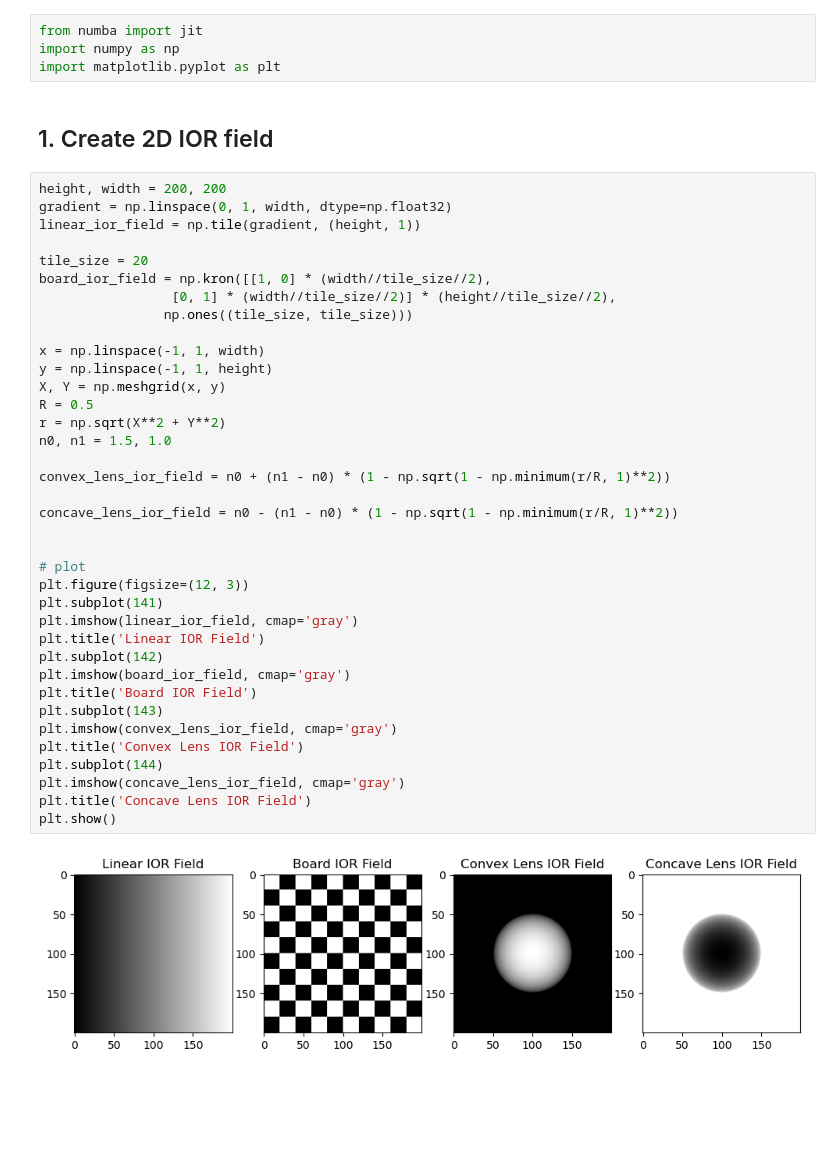
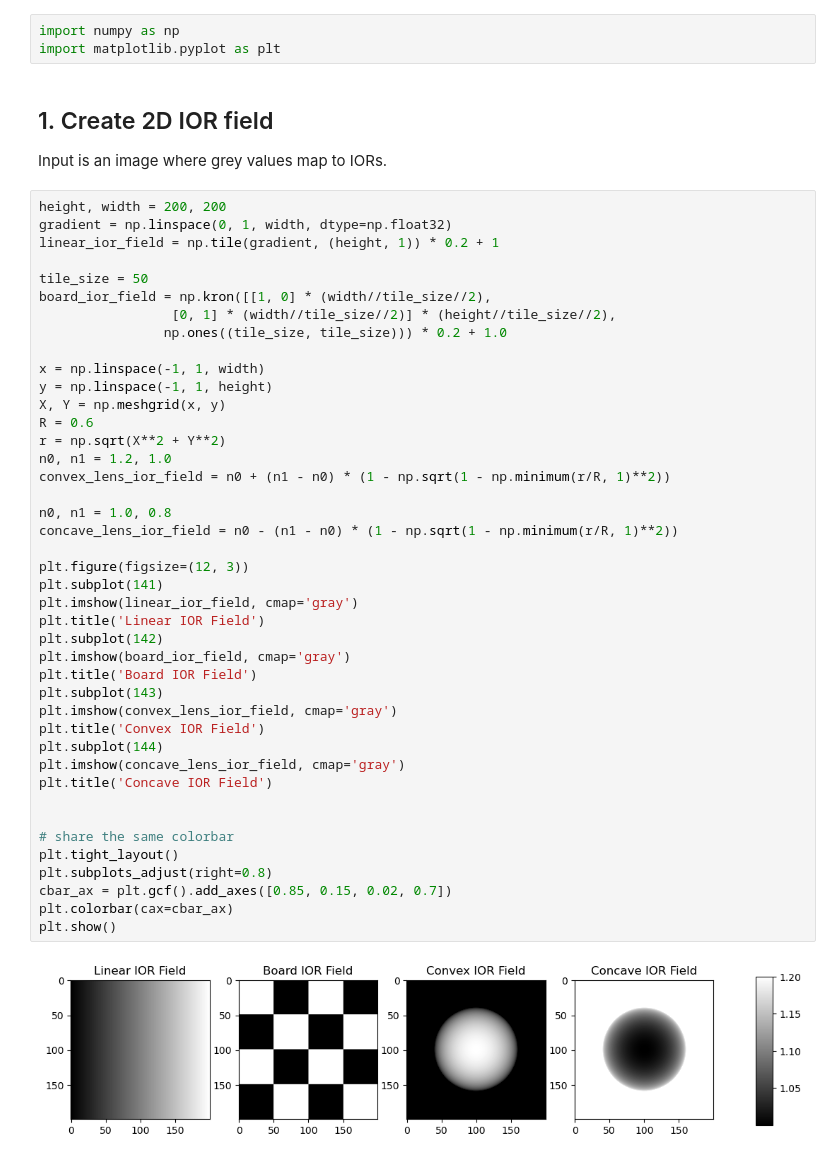
Before and after one commit to swirling-wind/demo-eikonal, a Jupyter notebook: main.ipynb, the cells around one changed output. Saved outputs shown, nothing was run; the diff lists cells and outputs as text; blank space fills up the shorter version.

```diff
--- a/main.ipynb
+++ b/main.ipynb
@@ -1,45 +1,50 @@
 # %%
-from numba import jit
 import numpy as np
 import matplotlib.pyplot as plt
 # %% [markdown]
 ## 1. Create 2D IOR field
+Input is an image where grey values map to IORs.
 # %%
 height, width = 200, 200
 gradient = np.linspace(0, 1, width, dtype=np.float32)
-linear_ior_field = np.tile(gradient, (height, 1))
+linear_ior_field = np.tile(gradient, (height, 1)) * 0.2 + 1
 
-tile_size = 20
+tile_size = 50
 board_ior_field = np.kron([[1, 0] * (width//tile_size//2),
                  [0, 1] * (width//tile_size//2)] * (height//tile_size//2),
-                np.ones((tile_size, tile_size)))
+                np.ones((tile_size, tile_size))) * 0.2 + 1.0
 
 x = np.linspace(-1, 1, width)
 y = np.linspace(-1, 1, height)
 X, Y = np.meshgrid(x, y)
-R = 0.5
+R = 0.6
 r = np.sqrt(X**2 + Y**2)
-n0, n1 = 1.5, 1.0
-
+n0, n1 = 1.2, 1.0
 convex_lens_ior_field = n0 + (n1 - n0) * (1 - np.sqrt(1 - np.minimum(r/R, 1)**2))
 
+n0, n1 = 1.0, 0.8
 concave_lens_ior_field = n0 - (n1 - n0) * (1 - np.sqrt(1 - np.minimum(r/R, 1)**2))
 
-
-# plot
 plt.figure(figsize=(12, 3))
 plt.subplot(141)
 plt.imshow(linear_ior_field, cmap='gray')
 plt.title('Linear IOR Field')
 plt.subplot(142)
 plt.imshow(board_ior_field, cmap='gray')
 plt.title('Board IOR Field')
 plt.subplot(143)
 plt.imshow(convex_lens_ior_field, cmap='gray')
-plt.title('Convex Lens IOR Field')
+plt.title('Convex IOR Field')
 plt.subplot(144)
 plt.imshow(concave_lens_ior_field, cmap='gray')
-plt.title('Concave Lens IOR Field')
+plt.title('Concave IOR Field')
+
+
+# share the same colorbar
+plt.tight_layout()
+plt.subplots_adjust(right=0.8)
+cbar_ax = plt.gcf().add_axes([0.85, 0.15, 0.02, 0.7])
+plt.colorbar(cax=cbar_ax)
 plt.show()
 # %% [output]
-[figure, old version]
+[figure, new version]
```
Also changed, not shown: parts of 2 cells of this notebook.
